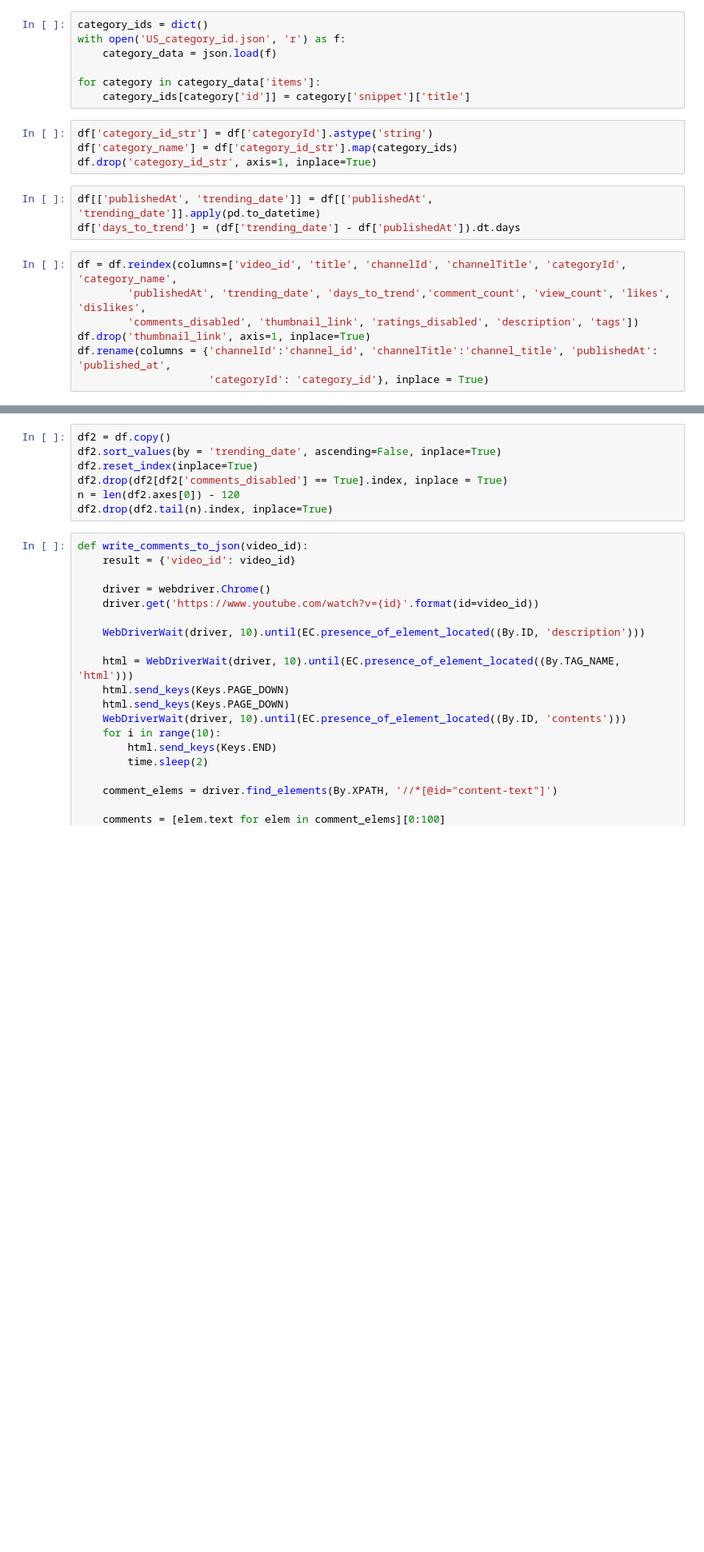
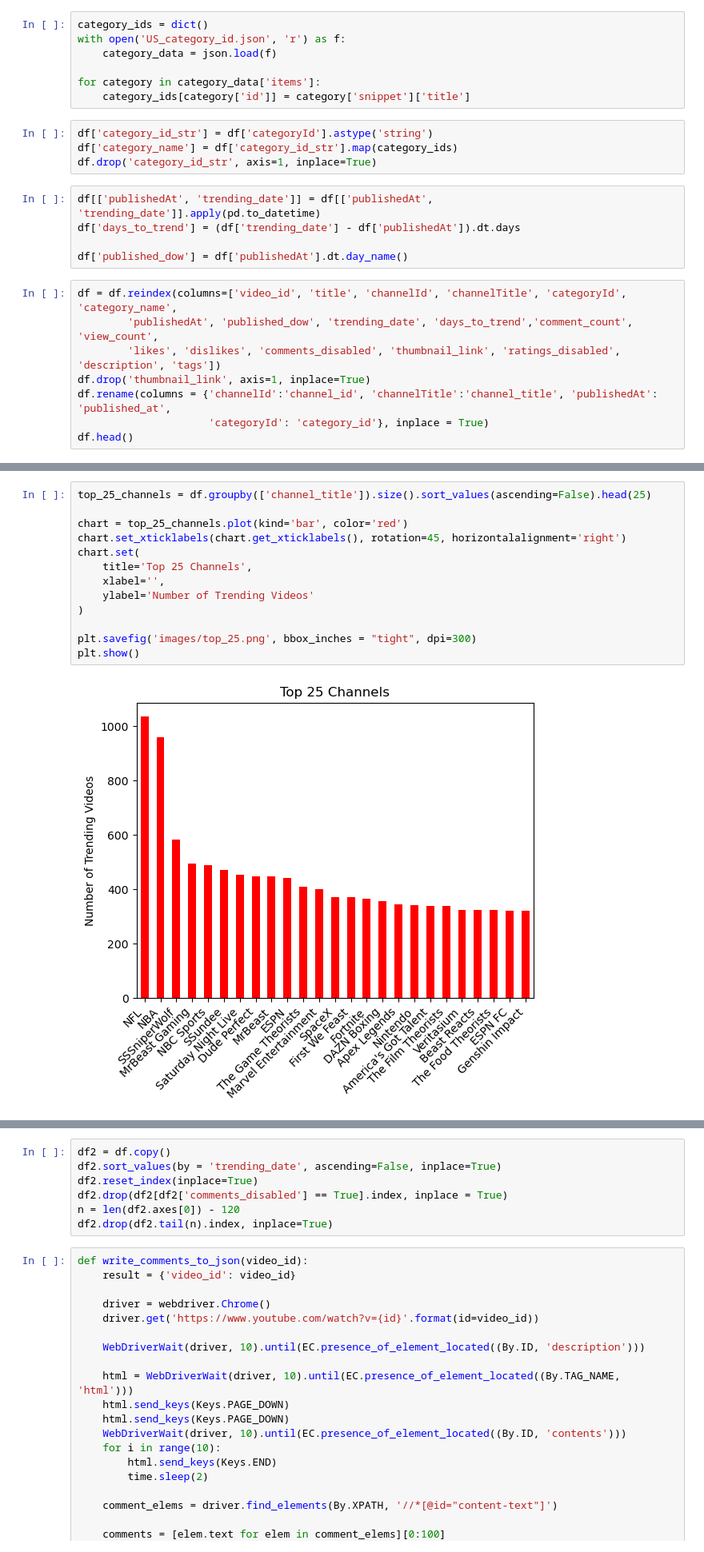
Before and after one commit to rcolby/dscapstone, a Jupyter notebook: YouTube Sentiment Analysis.ipynb, the cells around one changed output, grey strips where cells are left out. Shown: that part at 80% size. Drawn from its saved outputs; the diff is of its cells as text; blank space fills up the shorter version.

Commit message:
Starting to add graphs.

```diff
--- a/YouTube Sentiment Analysis.ipynb
+++ b/YouTube Sentiment Analysis.ipynb
@@ -25,10 +28,13 @@ df.drop('category_id_str', axis=1, inplace=True)
 # %%
 df[['publishedAt', 'trending_date']] = df[['publishedAt', 'trending_date']].apply(pd.to_datetime)
 df['days_to_trend'] = (df['trending_date'] - df['publishedAt']).dt.days
+
+df['published_dow'] = df['publishedAt'].dt.day_name()
 # %%
 df = df.reindex(columns=['video_id', 'title', 'channelId', 'channelTitle', 'categoryId', 'category_name',
-        'publishedAt', 'trending_date', 'days_to_trend','comment_count', 'view_count', 'likes', 'dislikes',
-        'comments_disabled', 'thumbnail_link', 'ratings_disabled', 'description', 'tags'])
+        'publishedAt', 'published_dow', 'trending_date', 'days_to_trend','comment_count', 'view_count',
+        'likes', 'dislikes', 'comments_disabled', 'thumbnail_link', 'ratings_disabled', 'description', 'tags'])
 df.drop('thumbnail_link', axis=1, inplace=True)
 df.rename(columns = {'channelId':'channel_id', 'channelTitle':'channel_title', 'publishedAt': 'published_at',
                      'categoryId': 'category_id'}, inplace = True)
+df.head()
@@ -52,0 +52,15 @@ Count - unique description sentiments:  1
+# %%
+top_25_channels = df.groupby(['channel_title']).size().sort_values(ascending=False).head(25)
+
+chart = top_25_channels.plot(kind='bar', color='red')
+chart.set_xticklabels(chart.get_xticklabels(), rotation=45, horizontalalignment='right')
+chart.set(
+    title='Top 25 Channels',
+    xlabel='',
+    ylabel='Number of Trending Videos'
+)
+
+plt.savefig('images/top_25.png', bbox_inches = "tight", dpi=300)
+plt.show()
+# %% [output]
+[figure, added]
```
Also changed, not shown: parts of 8 cells of this notebook, 2 other files.
